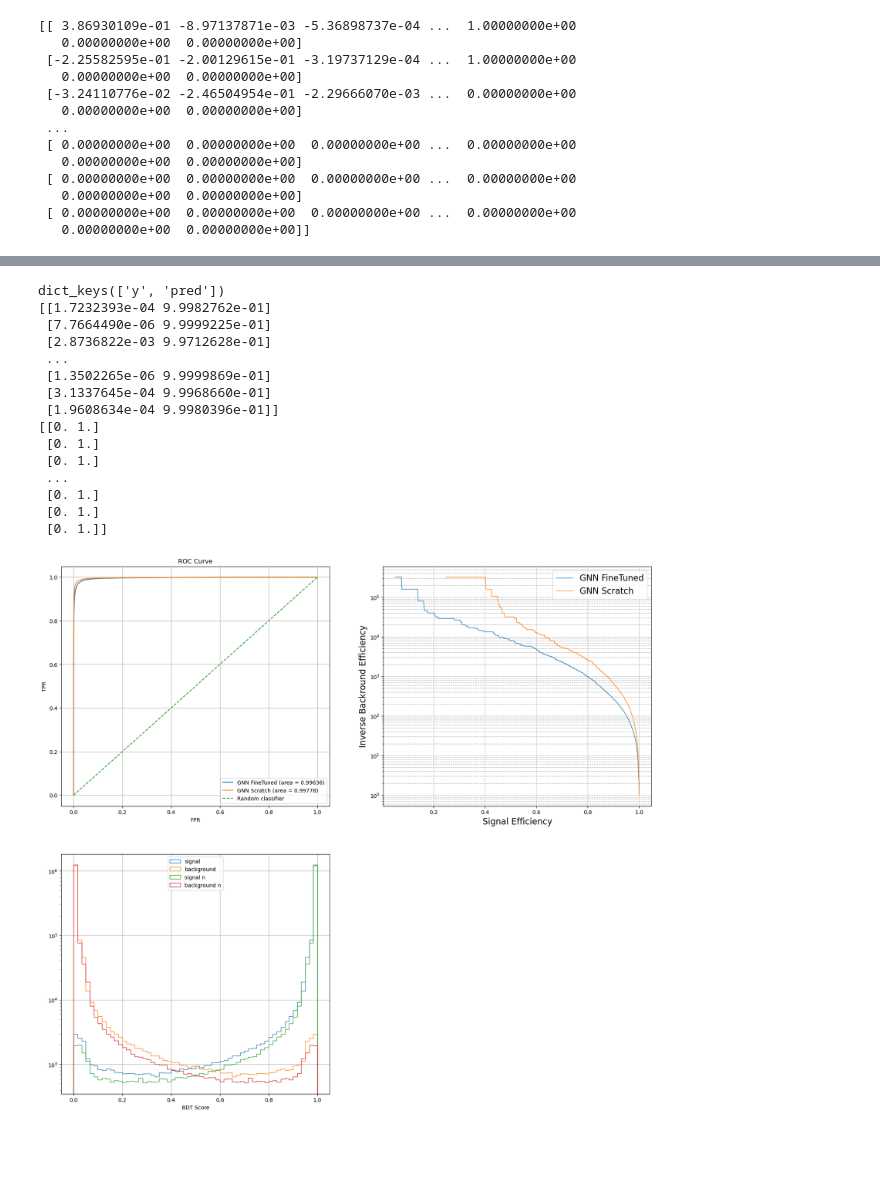
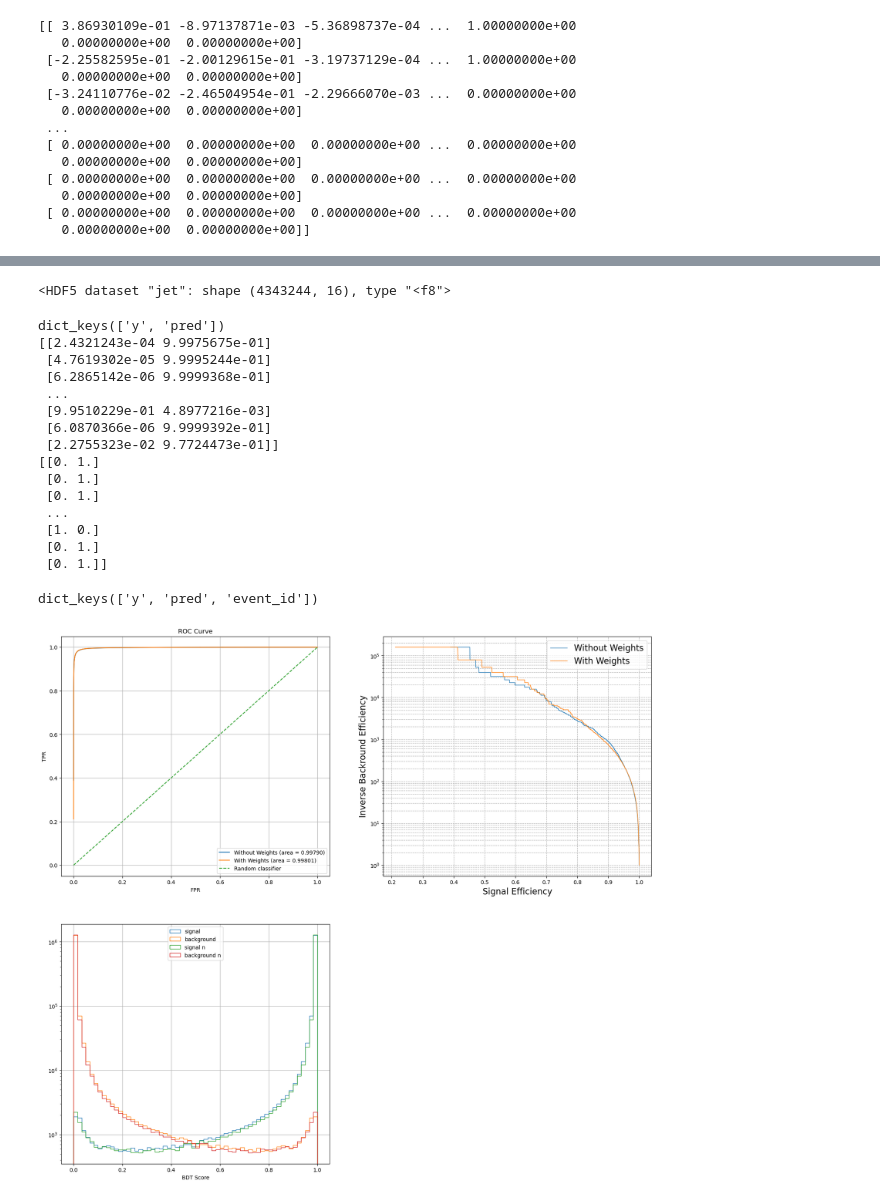
Before and after one commit to alig146/DiTau, a Jupyter notebook: run/tmp.ipynb, the cells around one changed output, grey strips where cells are left out. Drawn from its saved outputs; the diff is of its cells as text; code cells hidden in the pictures; blank space fills up the shorter version.

```diff
--- a/run/tmp.ipynb
+++ b/run/tmp.ipynb
@@ -825,9 +1080,11 @@ array([ 1.36854512e+06,  1.00000000e+00,  1.00000000e+00,  2.04949342e-02,
+# %%
+hf['jet']
+# %% [output]
+<HDF5 dataset "jet": shape (4343244, 16), type "<f8">
 # %%
 #load npy file
 path = "/global/u2/a/agarabag/pscratch/OmniLearn/scripts/tau/TAU/npy/"
-# filename = "PET_tau_8_local_layer_scale_token_fine_tune_classifier.weights_og.npy"
-# filename = "PET_tau_8_local_layer_scale_token_fine_tune_classifier.weights.npy"
-filename ="PET_tau_8_local_layer_scale_token_fine_tune_classifier.weights.npy"
+filename = "PET_tau_8_local_layer_scale_token_baseline_classifier.weights_keep_11.npy"
 # data = np.load(path+filename, allow_pickle=True)
 data = np.load(path+filename,allow_pickle=True).item()
 
@@ -837,70 +1094,79 @@ print(data['pred'])
 print(data['y'])
 # %% [output]
 dict_keys(['y', 'pred'])
-[[1.7232393e-04 9.9982762e-01]
- [7.7664490e-06 9.9999225e-01]
- [2.8736822e-03 9.9712628e-01]
+[[2.4321243e-04 9.9975675e-01]
+ [4.7619302e-05 9.9995244e-01]
+ [6.2865142e-06 9.9999368e-01]
  ...
- [1.3502265e-06 9.9999869e-01]
- [3.1337645e-04 9.9968660e-01]
- [1.9608634e-04 9.9980396e-01]]
+ [9.9510229e-01 4.8977216e-03]
+ [6.0870366e-06 9.9999392e-01]
+ [2.2755323e-02 9.7724473e-01]]
 [[0. 1.]
  [0. 1.]
  [0. 1.]
  ...
- [0. 1.]
+ [1. 0.]
  [0. 1.]
  [0. 1.]]
 # %%
-#load npy file
-path = "/global/u2/a/agarabag/pscratch/OmniLearn/scripts/tau/TAU/npy/"
-# filename = "PET_tau_8_local_layer_scale_token_fine_tune_classifier.weights.npy"
-filename = "PET_tau_8_local_layer_scale_token_baseline_classifier.weights.npy"
+filename_n = "PET_tau_8_local_layer_scale_token_baseline_classifier.weights.npy"
 # data = np.load(path+filename, allow_pickle=True)
-data_n = np.load(path+filename,allow_pickle=True).item()
+data_n = np.load(path+filename_n,allow_pickle=True).item()
+# %%
+print(data_n.keys())
+# print(data_n['pred'])
+# print(data_n['y'])
+# print(data_n['event_id'])
+# %% [output]
+dict_keys(['y', 'pred', 'event_id'])
 # %%
-from sklearn.metrics import roc_curve
-
 # Assuming the positive class is the second column (index 1)
 y_true = data['y'][:, 1]  # Select the true labels for the positive class
 y_scores = data['pred'][:, 1]  # Select the predicted probabilities for the positive class
 fpr_w, tpr_w, thresholds_w = roc_curve(y_true, y_scores)
+tpr_w = tpr_w[fpr_w > 0]
+fpr_w = fpr_w[fpr_w > 0]
 auc_w = roc_auc_score(y_true, y_scores)
 
-y_true_n = data_n['y'][:, 1]  # Select the true labels for the positive class
-y_scores_n = data_n['pred'][:, 1]  # Select the predicted probabilities for the positive class
+y_true_n = data_n['y'][:, 1]
+y_scores_n = data_n['pred'][:, 1]
+# y_true_n = data_n['y']
+# y_scores_n = data_n['pred']
 fpr_n, tpr_n, thresholds_n = roc_curve(y_true_n, y_scores_n)
+#only inlfude fpr values bigger than zero
+tpr_n = tpr_n[fpr_n > 0]
+fpr_n = fpr_n[fpr_n > 0]
 auc_n = roc_auc_score(y_true_n, y_scores_n)
 # %%
 plt.figure(figsize=(20, 18))
 plt.subplot(221)
-plt.plot(fpr_w, tpr_w, label='GNN FineTuned (area = {:.5f})'.format(auc_w))
-plt.plot(fpr_n, tpr_n, label='GNN Scratch (area = {:.5f})'.format(auc_n))
+plt.plot(fpr_w, tpr_w, label='Without Weights (area = {:.5f})'.format(auc_w))
+plt.plot(fpr_n, tpr_n, label='With Weights (area = {:.5f})'.format(auc_n))
 plt.plot([0, 1], [0, 1], linestyle='--', label='Random classifier')
 plt.xlabel('FPR')
 plt.ylabel('TPR')
 plt.title('ROC Curve')
 plt.legend()
 plt.grid(True)
 
 plt.subplot(222)
-plt.plot(tpr_w, 1/fpr_w, lw=1, label='GNN FineTuned')
-plt.plot(tpr_n, 1/fpr_n, lw=1, label='GNN Scratch')
+plt.plot(tpr_w, 1/fpr_w, lw=1, label='Without Weights')
+plt.plot(tpr_n, 1/fpr_n, lw=1, label='With Weights')
 plt.xlabel('Signal Efficiency', fontsize=16)
 plt.ylabel('Inverse Backround Efficiency', fontsize=16)
 plt.yscale('log')
 plt.legend(prop={'size': 16})
 plt.grid(True, which="both", ls="--")
 
 plt.subplot(223)
 plt.hist(data['pred'][data['y']==1], bins=60, label='signal', histtype='step')
 plt.hist(data['pred'][data['y']==0], bins=60, label='background', histtype='step')
 plt.hist(data_n['pred'][data_n['y']==1], bins=60, label='signal n', histtype='step')
 plt.hist(data_n['pred'][data_n['y']==0], bins=60, label='background n', histtype='step')
 plt.xlabel('BDT Score')
 plt.yscale('log')
 plt.legend()
 plt.grid(True)
 plt.show()
 # %% [output]
-[figure, old version]
+[figure, new version]
```
Also changed, not shown: parts of 31 cells of this notebook, 10 other files.
